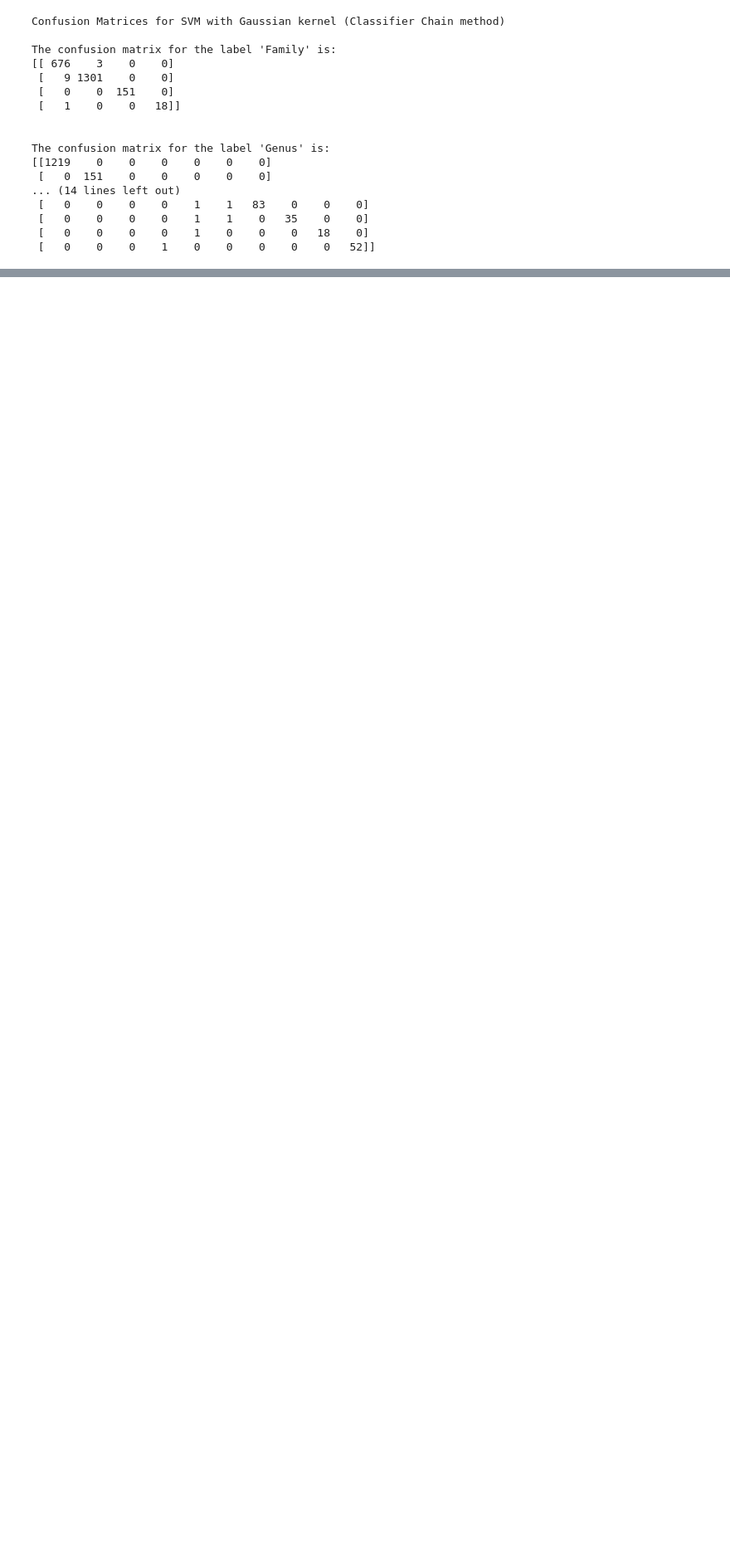
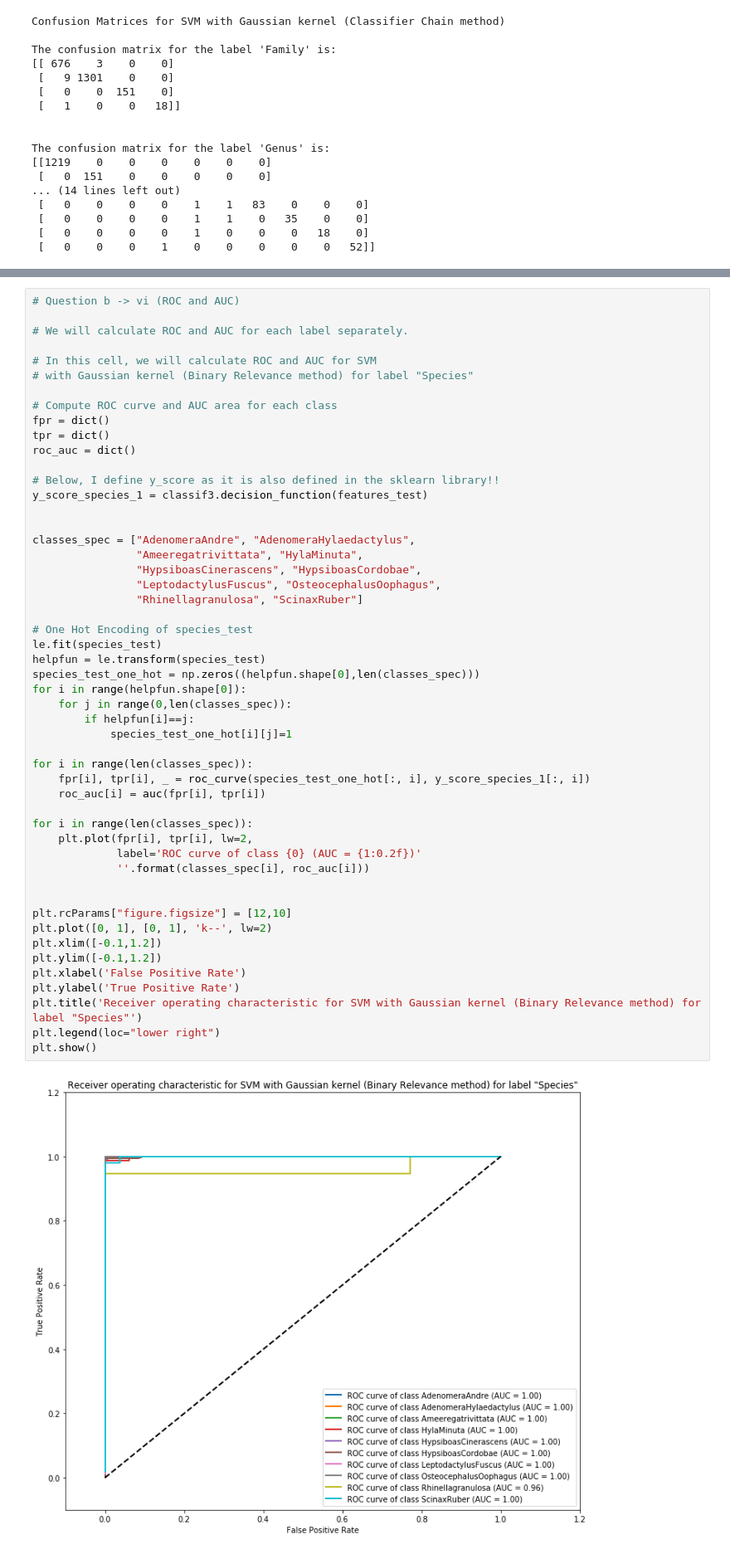
Before and after one commit to AristotelisPap/Multi-class-and-Multi-Label-Classification-Using-Support-Vector-Machines, a Jupyter notebook: Multi-class and Multi-Label Classification Using Support Vector Machines.ipynb, the cells around one changed output, grey strips where cells are left out. Shown at 83% size. Cells and saved outputs as stored; diff of their text form; blank space fills up the shorter version.

```diff
--- a/Multi-class and Multi-Label Classification Using Support Vector Machines.ipynb
+++ b/Multi-class and Multi-Label Classification Using Support Vector Machines.ipynb
@@ -1470,0 +1574,53 @@ recall = [0.94285714 0.99605911 0.9205298  0.74117647 0.97709924 0.97587131
+# %%
+# Question b -> vi (ROC and AUC)
+
+# We will calculate ROC and AUC for each label separately.
+
+# In this cell, we will calculate ROC and AUC for SVM
+# with Gaussian kernel (Binary Relevance method) for label "Species"
+
+# Compute ROC curve and AUC area for each class
+fpr = dict()
+tpr = dict()
+roc_auc = dict()
+
+# Below, I define y_score as it is also defined in the sklearn library!!
+y_score_species_1 = classif3.decision_function(features_test)
+
+
+classes_spec = ["AdenomeraAndre", "AdenomeraHylaedactylus",
+                "Ameeregatrivittata", "HylaMinuta",
+                "HypsiboasCinerascens", "HypsiboasCordobae",
+                "LeptodactylusFuscus", "OsteocephalusOophagus",
+                "Rhinellagranulosa", "ScinaxRuber"]
+
+# One Hot Encoding of species_test
+le.fit(species_test)
+helpfun = le.transform(species_test)
+species_test_one_hot = np.zeros((helpfun.shape[0],len(classes_spec)))
+for i in range(helpfun.shape[0]):
+    for j in range(0,len(classes_spec)):
+        if helpfun[i]==j:
+            species_test_one_hot[i][j]=1
+
+for i in range(len(classes_spec)):
+    fpr[i], tpr[i], _ = roc_curve(species_test_one_hot[:, i], y_score_species_1[:, i])
+    roc_auc[i] = auc(fpr[i], tpr[i])
+
+for i in range(len(classes_spec)):
+    plt.plot(fpr[i], tpr[i], lw=2,
+             label='ROC curve of class {0} (AUC = {1:0.2f})'
+             ''.format(classes_spec[i], roc_auc[i]))
+
+
+plt.rcParams["figure.figsize"] = [12,10]
+plt.plot([0, 1], [0, 1], 'k--', lw=2)
+plt.xlim([-0.1,1.2])
+plt.ylim([-0.1,1.2])
+plt.xlabel('False Positive Rate')
+plt.ylabel('True Positive Rate')
+plt.title('Receiver operating characteristic for SVM with Gaussian kernel (Binary Relevance method) for label "Species"')
+plt.legend(loc="lower right")
+plt.show()
+# %% [output]
+[figure, added]
```
Also changed, not shown: parts of 12 cells of this notebook.
